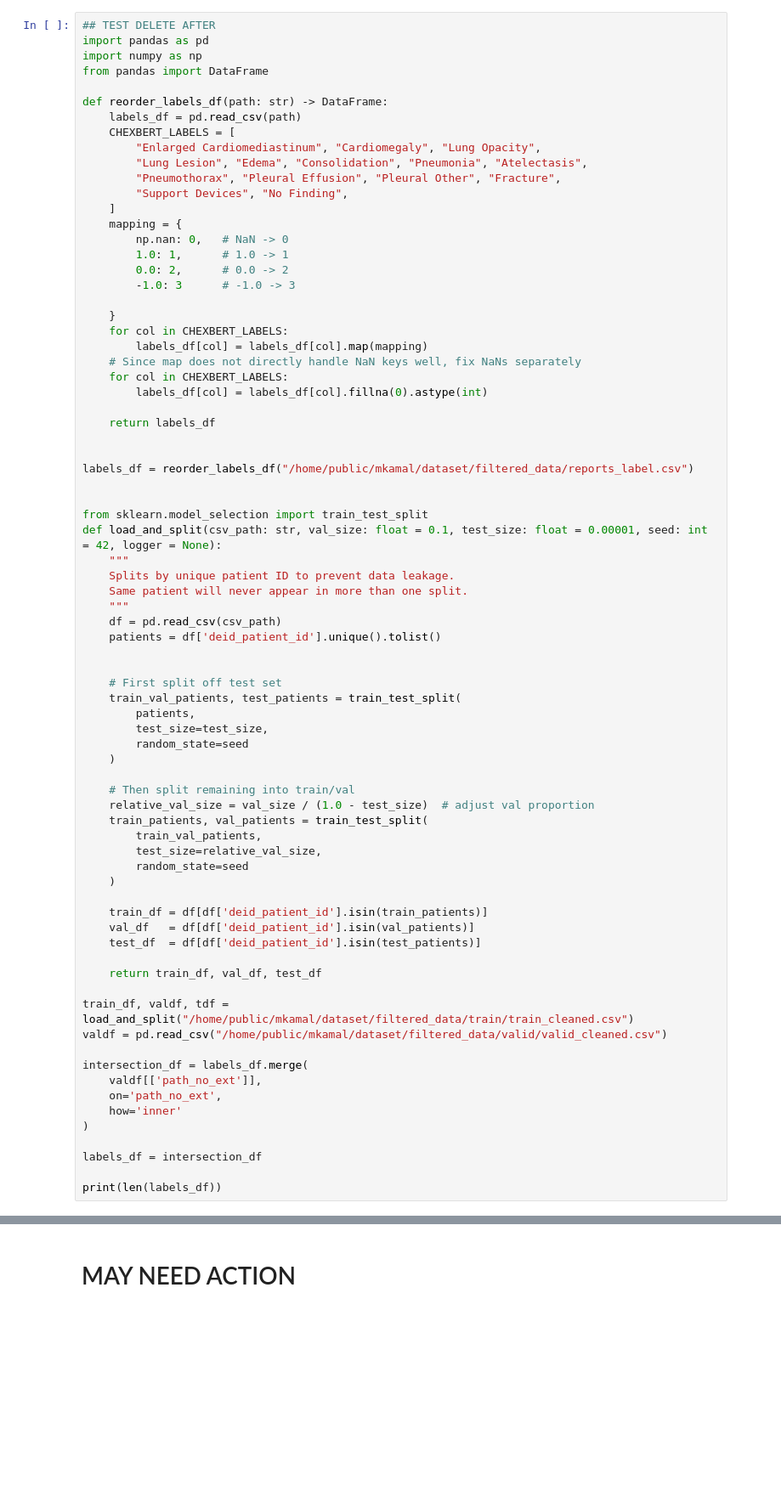
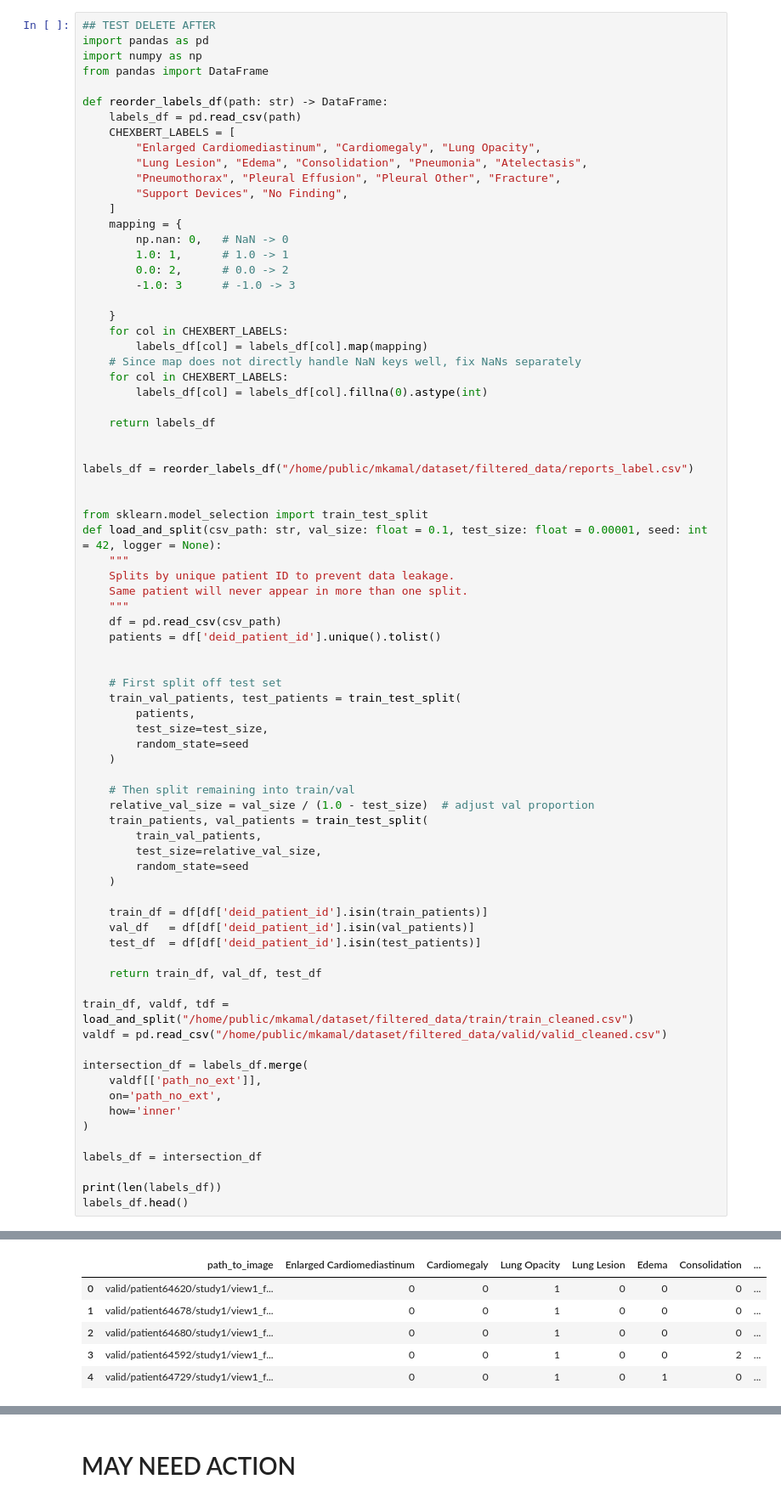
Before and after one commit to MostafaK2/CXR-RRG, a Jupyter notebook: get_datametrics.ipynb, the cells around one changed output, grey strips where cells are left out. Shown at 85% size. Saved outputs shown, nothing was run; the diff lists cells and outputs as text; blank space fills up the shorter version.

```diff
--- a/get_datametrics.ipynb
+++ b/get_datametrics.ipynb
@@ -49,33 +49,40 @@ def load_and_split(csv_path: str, val_size: float = 0.1, test_size: float = 0.00
     )
 
     # Then split remaining into train/val
     relative_val_size = val_size / (1.0 - test_size)  # adjust val proportion
     train_patients, val_patients = train_test_split(
         train_val_patients,
         test_size=relative_val_size,
         random_state=seed
     )
 
     train_df = df[df['deid_patient_id'].isin(train_patients)]
     val_df   = df[df['deid_patient_id'].isin(val_patients)]
     test_df  = df[df['deid_patient_id'].isin(test_patients)]
 
     return train_df, val_df, test_df
 
 train_df, valdf, tdf = load_and_split("/home/public/mkamal/dataset/filtered_data/train/train_cleaned.csv")
 valdf = pd.read_csv("/home/public/mkamal/dataset/filtered_data/valid/valid_cleaned.csv")
 
 intersection_df = labels_df.merge(
     valdf[['path_no_ext']],
     on='path_no_ext',
     how='inner'
 )
 
 labels_df = intersection_df
 
 print(len(labels_df))
+labels_df.head()
 # %% [output]
 52
+|  | path_to_image | Enlarged Cardiomediastinum | Cardiomegaly | Lung Opacity | Lung Lesion | Edema | Consolidation | ... |
+| 0 | valid/patient64620/study1/view1_f... | 0 | 0 | 1 | 0 | 0 | 0 | ... |
+| 1 | valid/patient64678/study1/view1_f... | 0 | 0 | 1 | 0 | 0 | 0 | ... |
+| 2 | valid/patient64680/study1/view1_f... | 0 | 0 | 1 | 0 | 0 | 0 | ... |
+| 3 | valid/patient64592/study1/view1_f... | 0 | 0 | 1 | 0 | 0 | 2 | ... |
+| 4 | valid/patient64729/study1/view1_f... | 0 | 0 | 1 | 0 | 1 | 0 | ... |
 # %%
 disease_cols = [
     "Enlarged Cardiomediastinum",
```
Also changed, not shown: parts of 1 cell of this notebook, 26 other files.
